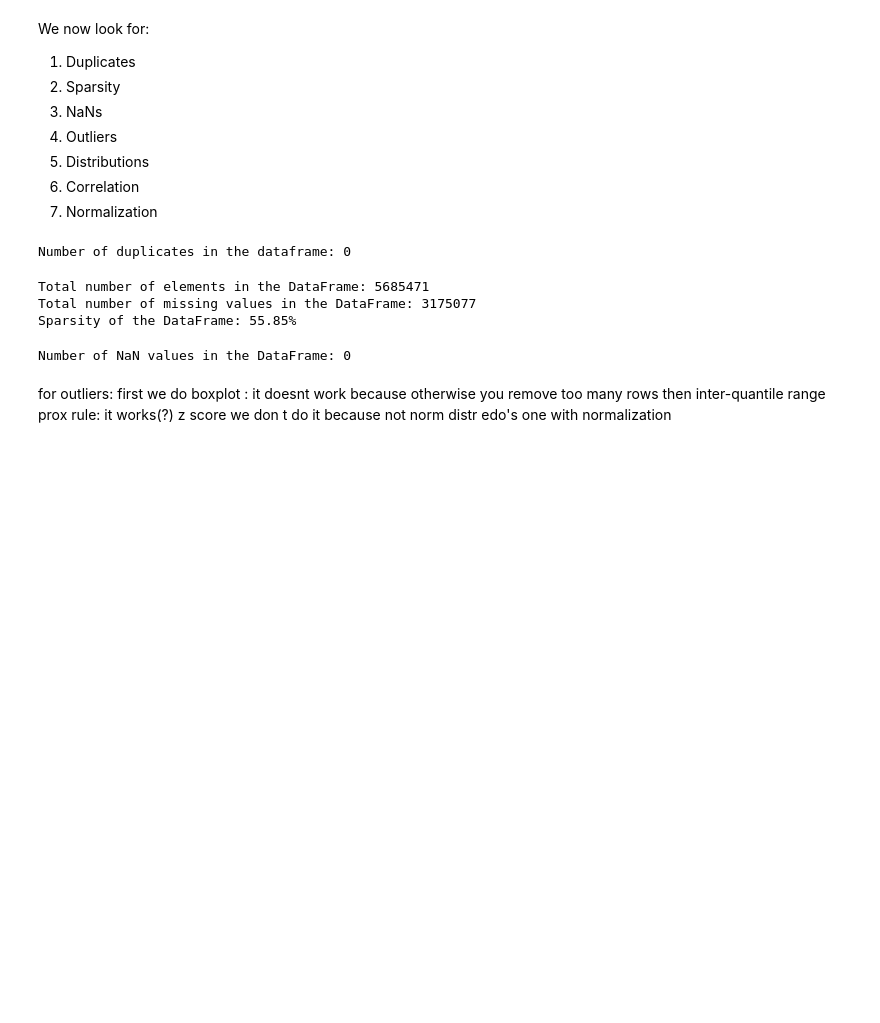
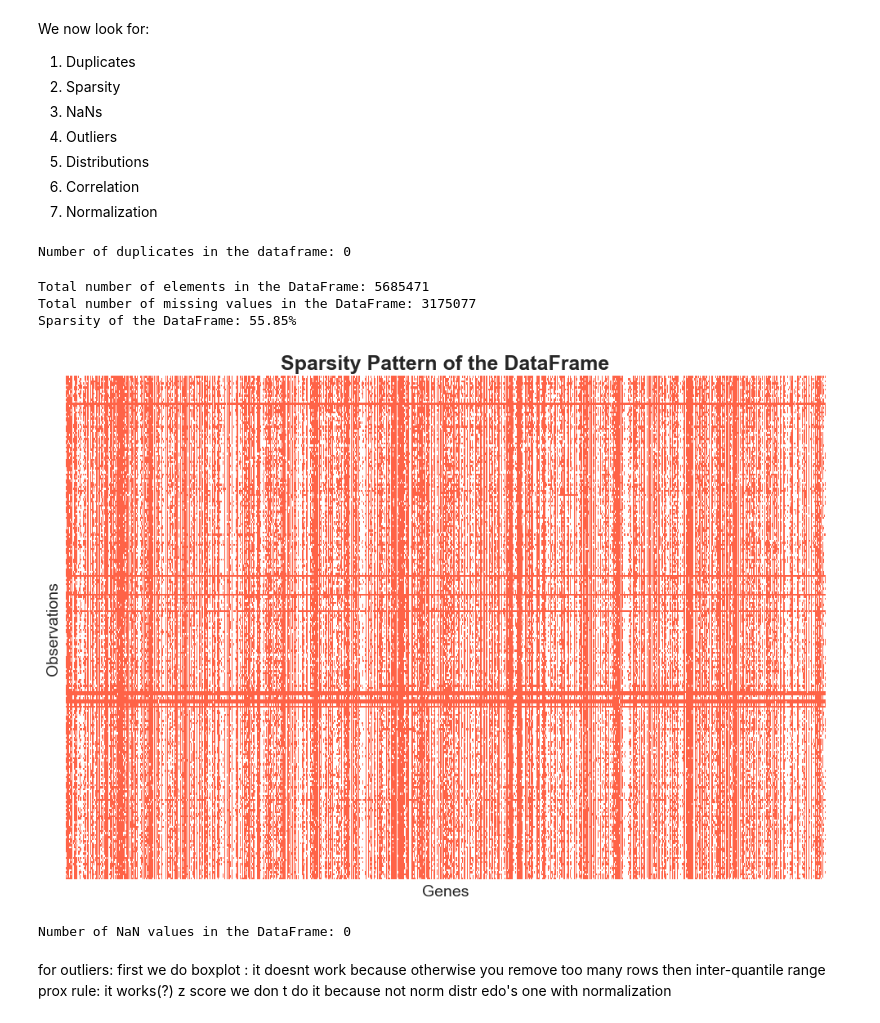
Before and after one commit to eghirardo/ai_lab, a Jupyter notebook: data_proc.ipynb, the cells around one changed output. Saved outputs shown, nothing was run; the diff lists cells and outputs as text; code cells hidden in the pictures; blank space fills up the shorter version.

Commit message:
sparsity visualiz.ipynb

```diff
--- a/data_proc.ipynb
+++ b/data_proc.ipynb
@@ -333,6 +333,37 @@ print("Sparsity of the DataFrame: {:.2f}%".format(sparsity))
 Total number of elements in the DataFrame: 5685471
 Total number of missing values in the DataFrame: 3175077
 Sparsity of the DataFrame: 55.85%
+# %%
+# Visualization of sparsity
+import matplotlib.pyplot as plt
+import seaborn as sns
+
+# Assuming merged is your DataFrame
+
+# Create a binary DataFrame indicating missing values (1 for missing, 0 for not missing)
+missing_mask = merged == 0
+
+# Set up a custom color palette
+colors = ["#FFFFFF", "#FF6347"]  # White for non-missing, red for missing
+
+# Create the heatmap
+plt.figure(figsize=(12, 8))
+sns.heatmap(missing_mask, cmap=sns.color_palette(colors), cbar=False, xticklabels=False, yticklabels=False)
+
+# Add title and labels with custom font size and style
+plt.title('Sparsity Pattern of the DataFrame', fontsize=18, fontweight='bold')
+plt.xlabel('Genes', fontsize=14)
+plt.ylabel('Observations', fontsize=14)
+
+
+
+# Remove the spines (borders) of the plot
+plt.gca().spines['top'].set_visible(False)
+plt.gca().spines['right'].set_visible(False)
+
+plt.show()
+# %% [output]
+[figure, added]
 # %%
 # Check for NaN values
 print("Number of NaN values in the DataFrame:", merged.isna().sum().sum())
```
Also changed, not shown: parts of 3 cells of this notebook.
